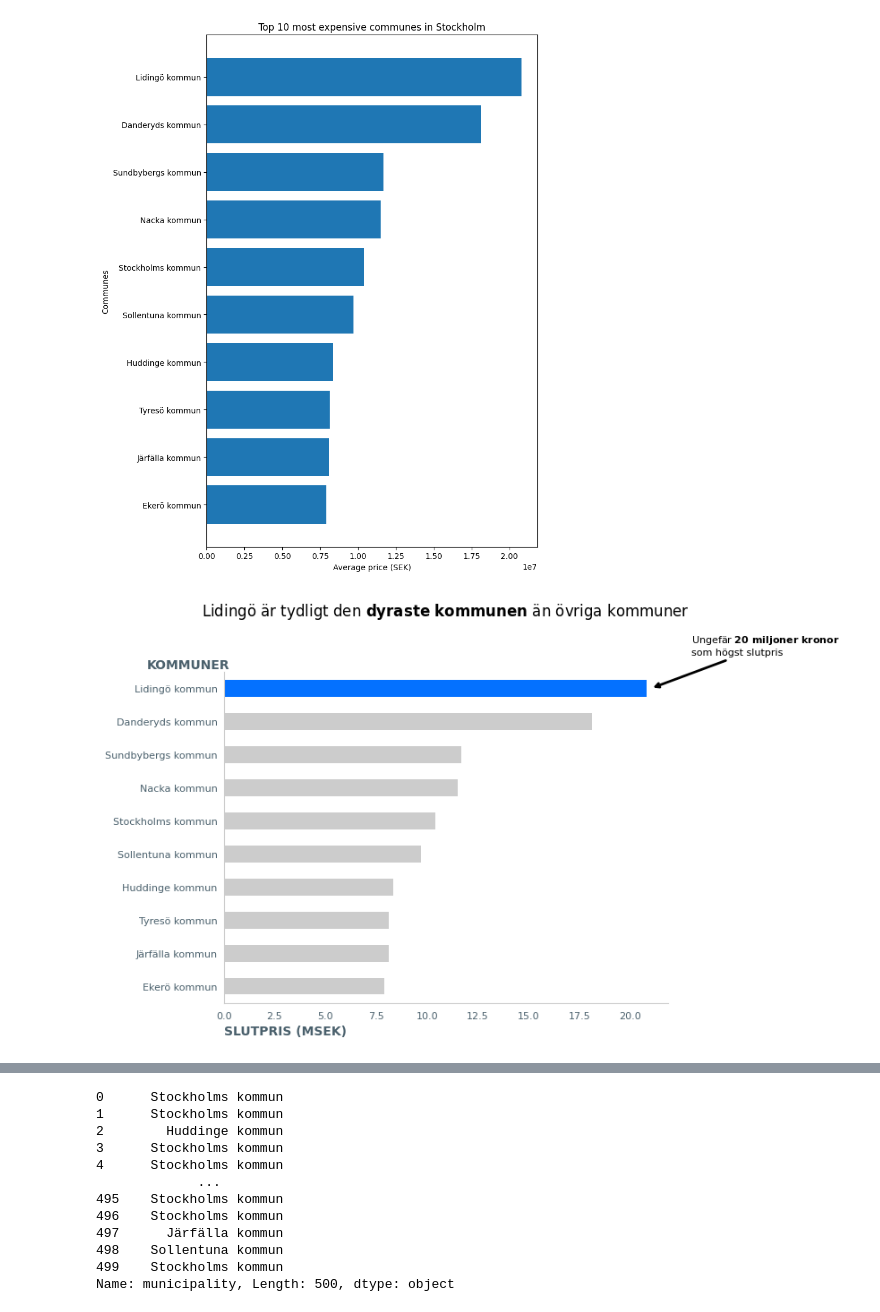
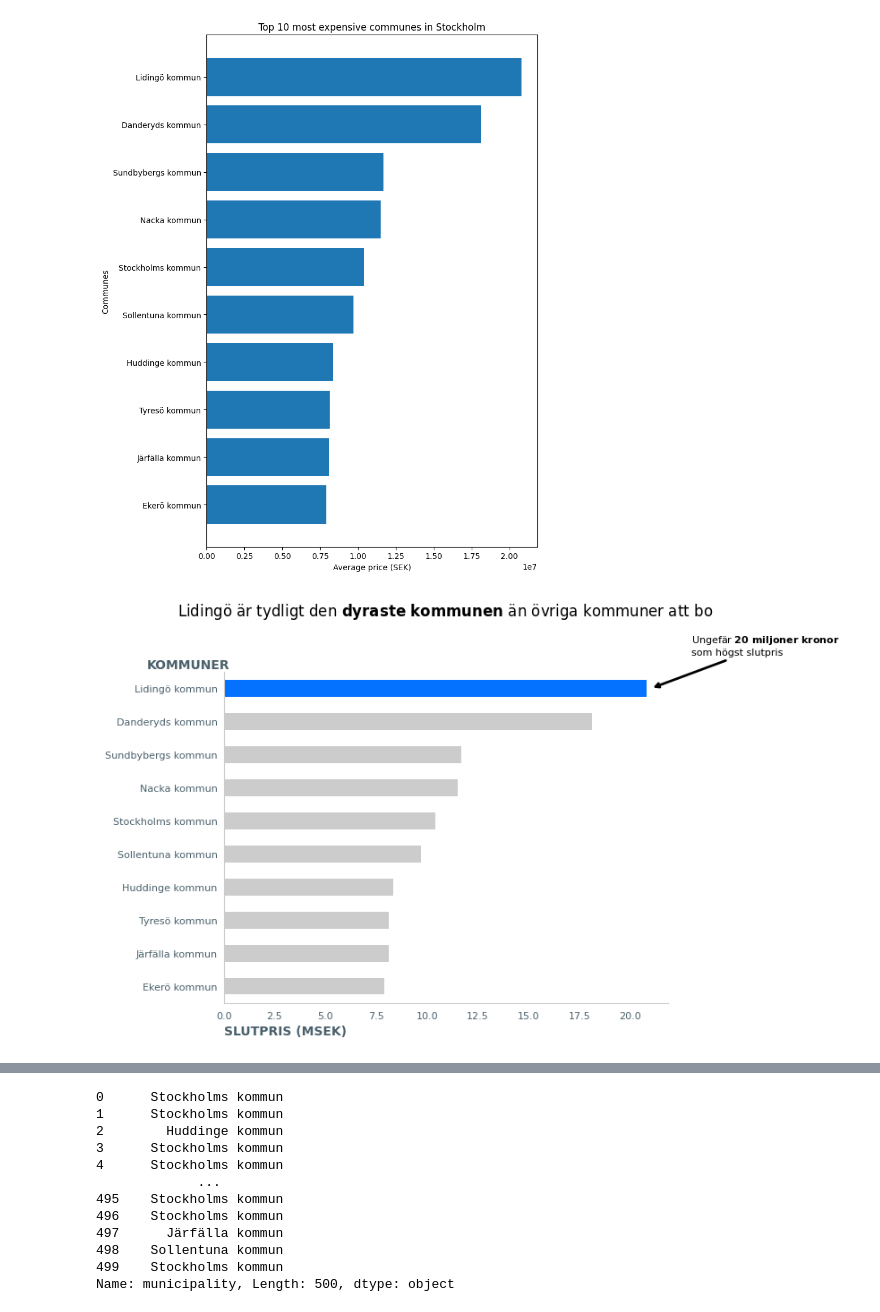
Before and after one commit to AndresTrujillo1811-bit/data-pipeline-for-ml_examensarbete, a Jupyter notebook: storytelling_house_price/storytelling.ipynb, the cells around one changed output, grey strips where cells are left out. Drawn from its saved outputs; the diff is of its cells as text; code cells hidden in the pictures.

```diff
--- a/storytelling_house_price/storytelling.ipynb
+++ b/storytelling_house_price/storytelling.ipynb
@@ -138,31 +138,31 @@ plt.show()
 # %%
 # Storytelling
 
 from constants import BLUE_1, GRAY_3, GRAY_1
 
 colors = [GRAY_1] * len(municipality_prices)
 colors[:1] = [BLUE_1] * 1
 
 municipality_msek = municipality_prices / 1_000_000
 
 ax = municipality_msek.plot(kind="barh", color=colors)
 ax.invert_yaxis()
 ax.spines[["top", "right"]].set_visible(False)
 ax.spines[['left', 'bottom']].set_color(GRAY_1)
 
 arrowprops = dict(arrowstyle="->", linewidth=2)
 ax.tick_params(axis='both', colors=GRAY_3, labelsize=8, length=0, pad=7)
 ax.tick_params(axis="y", pad=5)
-ax.set_title("Lidingö är tydligt den " + r"$\bf {dyraste \ kommunen}$" + " än övriga kommuner", pad=45)
+ax.set_title("Lidingö är tydligt den " + r"$\bf {dyraste \ kommunen}$" + " än övriga kommuner att bo", pad=45)
 ax.set_xlabel("SLUTPRIS (MSEK)", color=GRAY_3, loc="left", fontweight="bold")
 ax.set_ylabel("KOMMUNER", color=GRAY_3, rotation=0, fontweight="bold")
 ax.annotate(text="Ungefär " + r"$\bf{20 \ miljoner \ kronor}$" + " \nsom högst slutpris", xy=(21,0), xytext=(23, -1), fontsize=8, arrowprops=arrowprops)
 ax.yaxis.set_label_coords(-0.08, 1)
 
 fig = ax.get_figure()
 fig.savefig("figures/lidingo_commune.png", bbox_inches='tight')
 # %% [output]
-[figure, old version]
+[figure, new version]
 # %%
 df = pd.read_csv("data/hemnet_data_clean.csv")
 df
```
Also changed, not shown: parts of 3 cells of this notebook, 3 other files.
